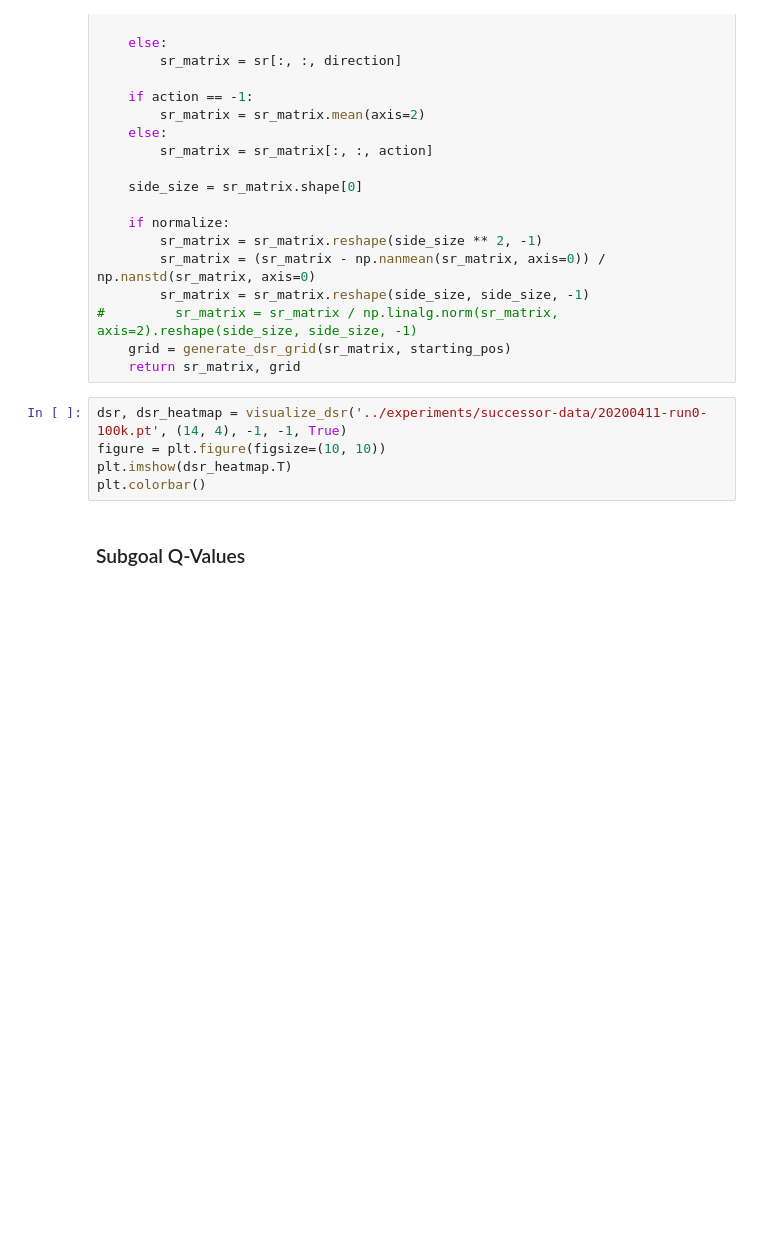
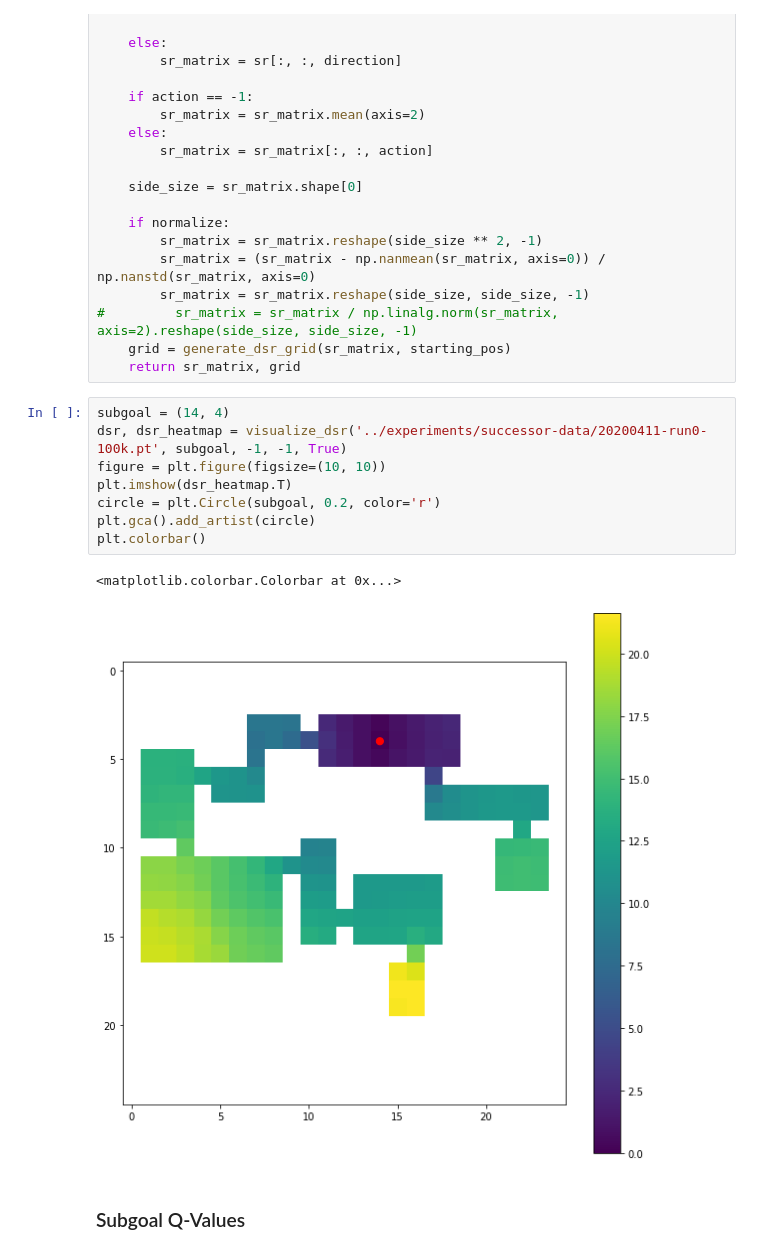
Before and after one commit to 2016choang/sfl, a Jupyter notebook: playground/new-envs.ipynb, the cells around one changed output. Cells and saved outputs as stored; diff of their text form; blank space fills up the shorter version.

```diff
--- a/playground/new-envs.ipynb
+++ b/playground/new-envs.ipynb
@@ -288,10 +242,16 @@ def visualize_dsr(sr_source, starting_pos=(1, 8), direction=-1, action=-1, norma
     grid = generate_dsr_grid(sr_matrix, starting_pos)
     return sr_matrix, grid
 # %%
-dsr, dsr_heatmap = visualize_dsr('../experiments/successor-data/20200411-run0-100k.pt', (14, 4), -1, -1, True)
+subgoal = (14, 4)
+dsr, dsr_heatmap = visualize_dsr('../experiments/successor-data/20200411-run0-100k.pt', subgoal, -1, -1, True)
 figure = plt.figure(figsize=(10, 10))
 plt.imshow(dsr_heatmap.T)
+circle = plt.Circle(subgoal, 0.2, color='r')
+plt.gca().add_artist(circle)
 plt.colorbar()
+# %% [output]
+<matplotlib.colorbar.Colorbar at 0x...>
+[figure, added]
 # %% [markdown]
 ### Subgoal Q-Values
 # %%
```
Also changed, not shown: parts of 37 cells of this notebook, 13 other files.
